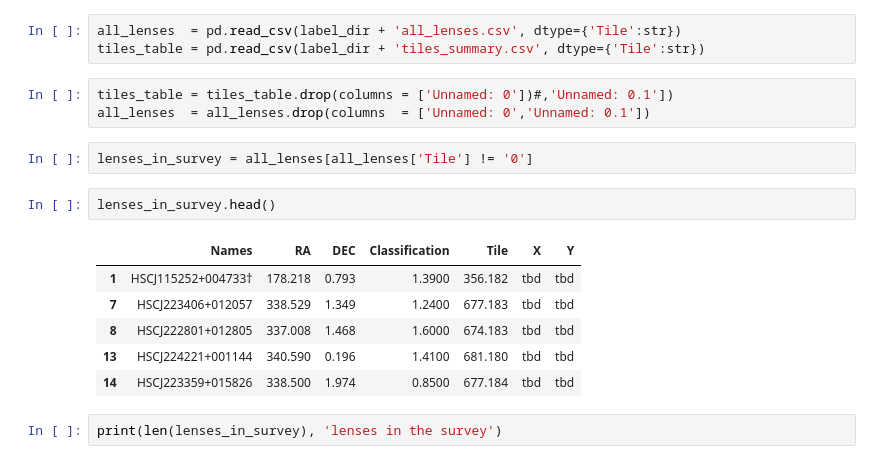
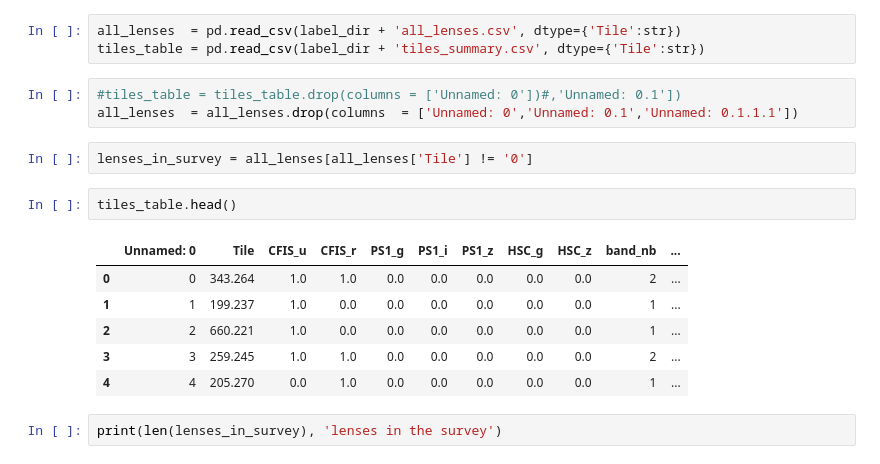
Before and after one commit to AnaHoban/GravitationalLensing2, a Jupyter notebook: Code/Batch Loading/Currently used/cutouts/Cutout_production.ipynb, the cells around one changed output. Cells and saved outputs as stored; diff of their text form.

```diff
--- a/Code/Batch Loading/Currently used/cutouts/Cutout_production.ipynb
+++ b/Code/Batch Loading/Currently used/cutouts/Cutout_production.ipynb
@@ -444,19 +441,19 @@ plt.xlabel('ra', fontsize = 20);
 all_lenses  = pd.read_csv(label_dir + 'all_lenses.csv', dtype={'Tile':str})
 tiles_table = pd.read_csv(label_dir + 'tiles_summary.csv', dtype={'Tile':str})
 # %%
-tiles_table = tiles_table.drop(columns = ['Unnamed: 0'])#,'Unnamed: 0.1'])
-all_lenses  = all_lenses.drop(columns  = ['Unnamed: 0','Unnamed: 0.1'])
+#tiles_table = tiles_table.drop(columns = ['Unnamed: 0'])#,'Unnamed: 0.1'])
+all_lenses  = all_lenses.drop(columns  = ['Unnamed: 0','Unnamed: 0.1','Unnamed: 0.1.1.1'])
 # %%
 lenses_in_survey = all_lenses[all_lenses['Tile'] != '0']
 # %%
-lenses_in_survey.head()
+tiles_table.head()
 # %% [output]
-|  | Names | RA | DEC | Classification | Tile | X | Y |
-| 1 | HSCJ115252+004733† | 178.218 | 0.793 | 1.3900 | 356.182 | tbd | tbd |
-| 7 | HSCJ223406+012057 | 338.529 | 1.349 | 1.2400 | 677.183 | tbd | tbd |
-| 8 | HSCJ222801+012805 | 337.008 | 1.468 | 1.6000 | 674.183 | tbd | tbd |
-| 13 | HSCJ224221+001144 | 340.590 | 0.196 | 1.4100 | 681.180 | tbd | tbd |
-| 14 | HSCJ223359+015826 | 338.500 | 1.974 | 0.8500 | 677.184 | tbd | tbd |
+|  | Unnamed: 0 | Tile | CFIS_u | CFIS_r | PS1_g | PS1_i | PS1_z | HSC_g | HSC_z | band_nb | ... |
+| 0 | 0 | 343.264 | 1.0 | 1.0 | 0.0 | 0.0 | 0.0 | 0.0 | 0.0 | 2 | ... |
+| 1 | 1 | 199.237 | 1.0 | 0.0 | 0.0 | 0.0 | 0.0 | 0.0 | 0.0 | 1 | ... |
+| 2 | 2 | 660.221 | 1.0 | 0.0 | 0.0 | 0.0 | 0.0 | 0.0 | 0.0 | 1 | ... |
+| 3 | 3 | 259.245 | 1.0 | 1.0 | 0.0 | 0.0 | 0.0 | 0.0 | 0.0 | 2 | ... |
+| 4 | 4 | 205.270 | 0.0 | 1.0 | 0.0 | 0.0 | 0.0 | 0.0 | 0.0 | 1 | ... |
 # %%
 print(len(lenses_in_survey), 'lenses in the survey')
 # %% [output]
```
Also changed, not shown: parts of 34 cells of this notebook, 3 other files.
